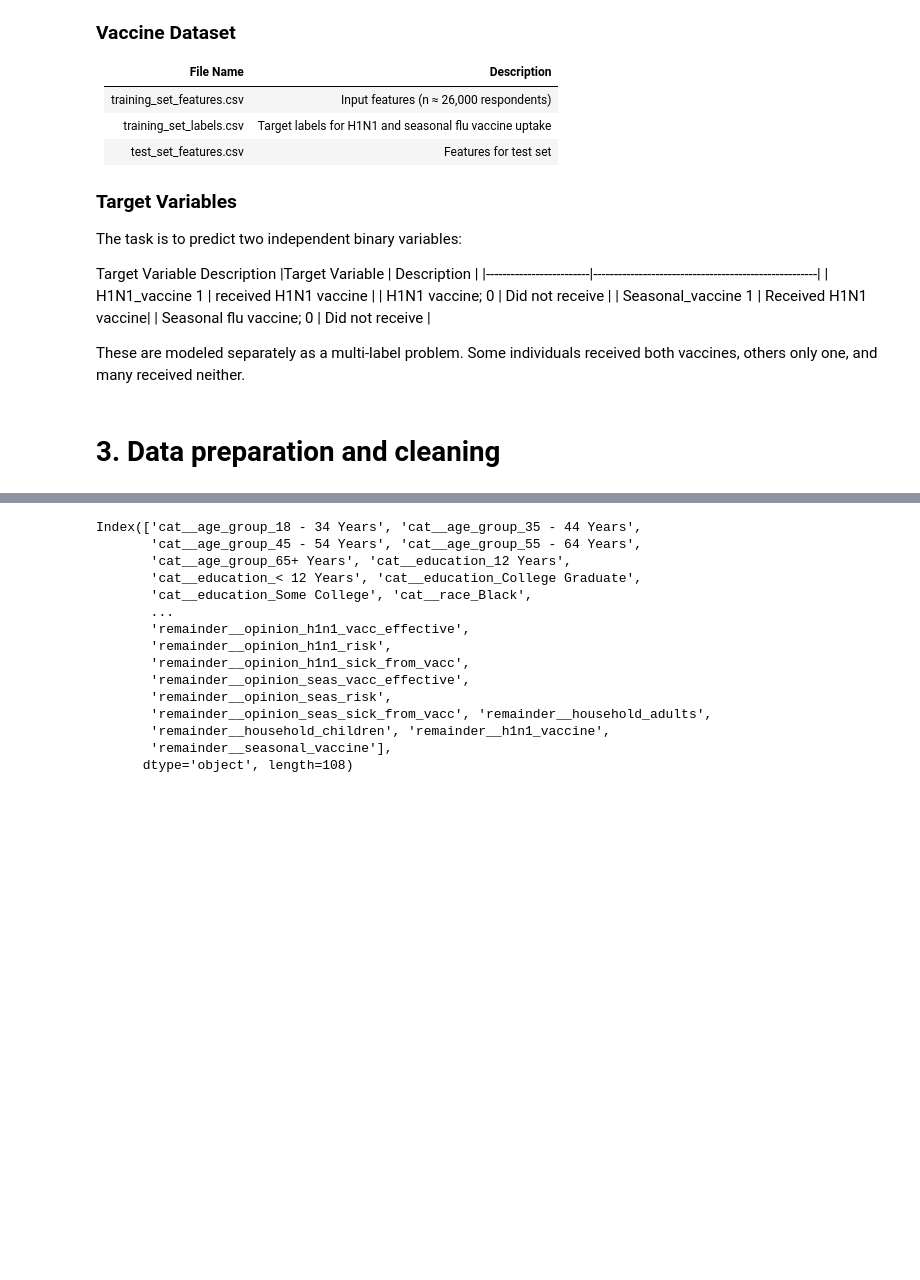
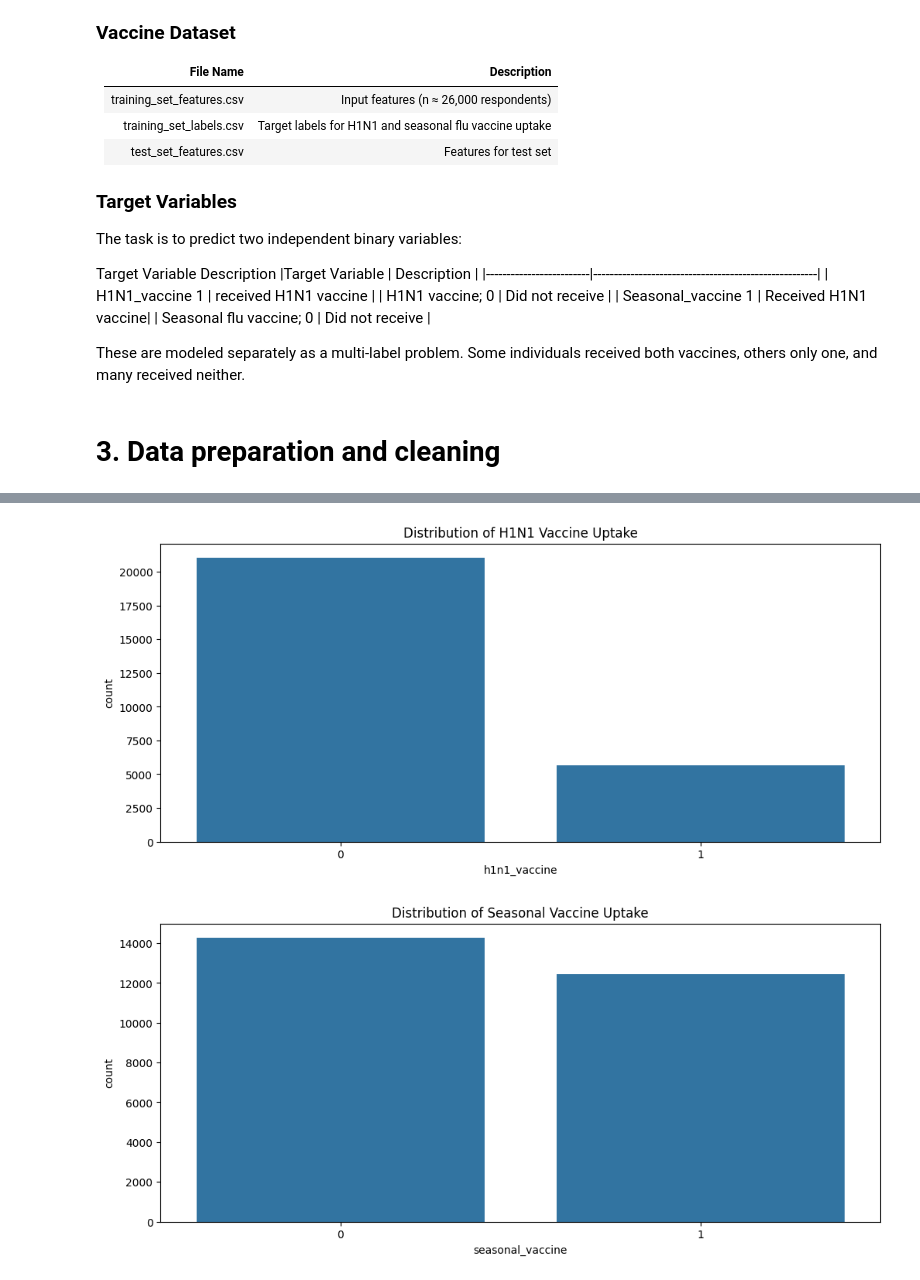
Before and after one commit to Amoitw/Predicting-Vaccines-Uptake, a Jupyter notebook: notebook.ipynb, the cells around one changed output, grey strips where cells are left out. Drawn from its saved outputs; the diff is of its cells as text; code cells hidden in the pictures; blank space fills up the shorter version.

```diff
--- a/notebook.ipynb
+++ b/notebook.ipynb
@@ -232,48 +256,0 @@ categorical = X.select_dtypes(include=["object"]).columns.tolist()
-# %%
-# CONVERT CATEGORICAL VARIABLES TO NUMERICAL USING ONE-HOT ENCODING
-def convert_categorical_to_numerical(data):
-    # Identify categorical columns
-    categorical_cols = data.select_dtypes(include=['object']).columns.tolist()
-
-    # Create a pipeline for categorical columns
-    categorical_transformer = Pipeline(steps=[
-        ('imputer', SimpleImputer(strategy='most_frequent')),
-        ('onehot', OneHotEncoder(handle_unknown='ignore'))
-    ])
-
-    # Create a column transformer
-    preprocessor = ColumnTransformer(
-        transformers=[
-            ('cat', categorical_transformer, categorical_cols)
-        ],
-        remainder='passthrough'  # Keep the rest of the columns unchanged
-    )
-
-    # Fit and transform the data
-    data_transformed = preprocessor.fit_transform(data)
-
-    # Convert to DataFrame
-    data_transformed = pd.DataFrame(data_transformed, columns=preprocessor.get_feature_names_out())
-
-    return data_transformed
-
-data_transformed = convert_categorical_to_numerical(data)
-
-
-data_transformed.columns
-# %% [output]
-Index(['cat__age_group_18 - 34 Years', 'cat__age_group_35 - 44 Years',
-       'cat__age_group_45 - 54 Years', 'cat__age_group_55 - 64 Years',
-       'cat__age_group_65+ Years', 'cat__education_12 Years',
-       'cat__education_< 12 Years', 'cat__education_College Graduate',
-       'cat__education_Some College', 'cat__race_Black',
-       ...
-       'remainder__opinion_h1n1_vacc_effective',
-       'remainder__opinion_h1n1_risk',
-       'remainder__opinion_h1n1_sick_from_vacc',
-       'remainder__opinion_seas_vacc_effective',
-       'remainder__opinion_seas_risk',
-       'remainder__opinion_seas_sick_from_vacc', 'remainder__household_adults',
-       'remainder__household_children', 'remainder__h1n1_vaccine',
-       'remainder__seasonal_vaccine'],
-      dtype='object', length=108)
@@ -361,0 +257,17 @@ submission.to_csv("submission.csv", index=False)
+# %%
+# target variable analysis
+data['h1n1_vaccine'].value_counts(normalize=True)
+data['seasonal_vaccine'].value_counts(normalize=True)
+
+# visualize target variable distribution
+plt.figure(figsize=(12, 5))
+sns.countplot(x='h1n1_vaccine', data=data)
+plt.title('Distribution of H1N1 Vaccine Uptake')
+plt.show()
+plt.figure(figsize=(12, 5))
+sns.countplot(x='seasonal_vaccine', data=data)
+plt.title('Distribution of Seasonal Vaccine Uptake')
+plt.show()
+# %% [output]
+[figure, added]
+[figure, added]
```
Also changed, not shown: parts of 19 cells of this notebook.
